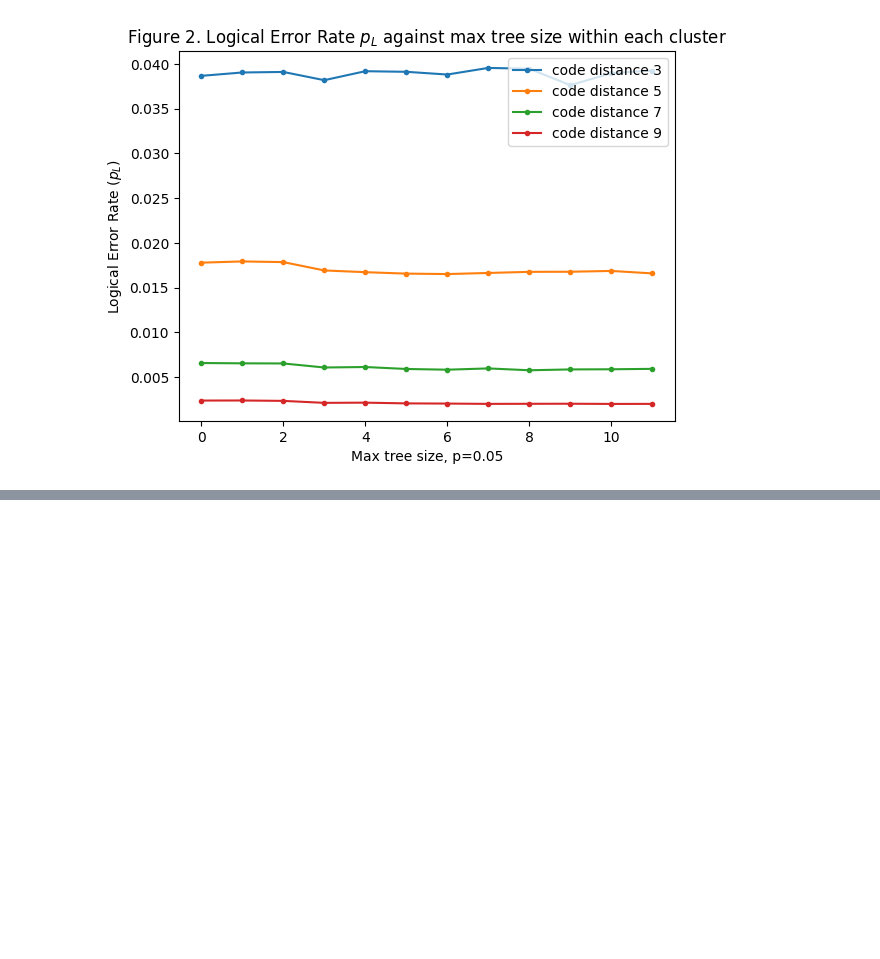
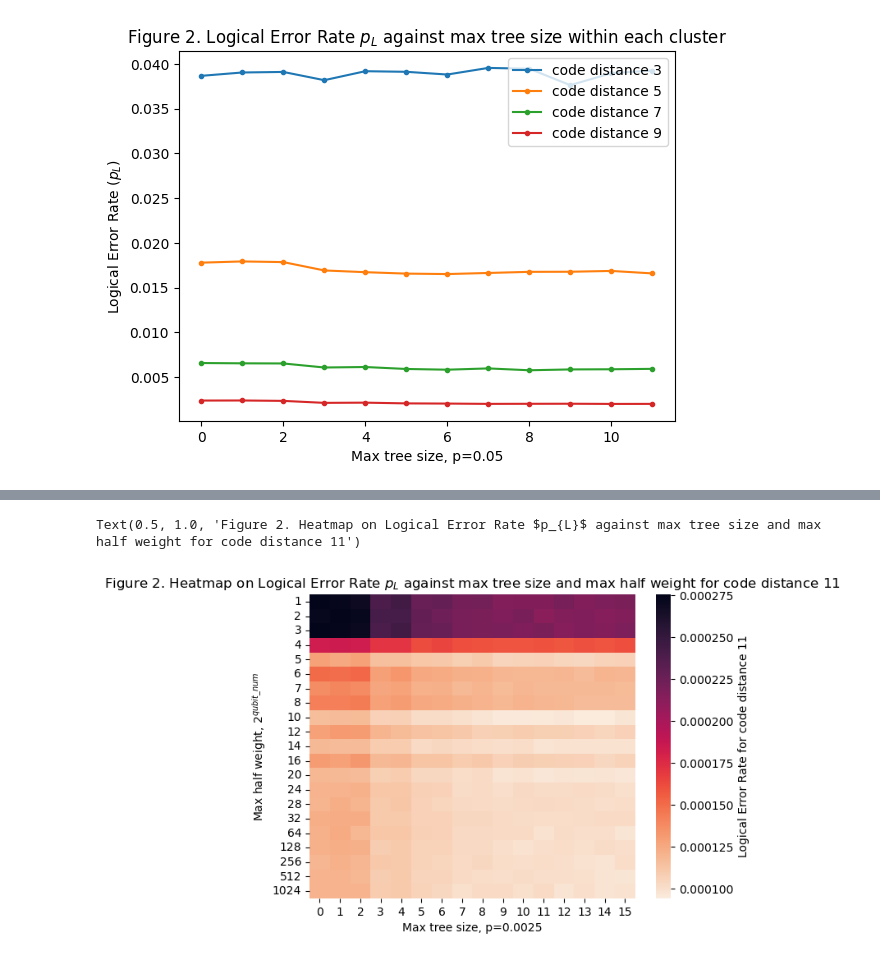
Before and after one commit to yuewuo/QEC-Playground, a Jupyter notebook: tutorial/max-tree-size-plot.ipynb, the cells around one changed output, grey strips where cells are left out. Drawn from its saved outputs; the diff is of its cells as text; code cells hidden in the pictures; blank space fills up the shorter version.

```diff
--- a/tutorial/max-tree-size-plot.ipynb
+++ b/tutorial/max-tree-size-plot.ipynb
@@ -77,0 +129,28 @@ Text(0.5, 1.0, 'Figure 2. Logical Error Rate $p_{L}$ against max tree size withi
+# %%
+import matplotlib.pyplot as plt
+import pandas as pd
+import seaborn as sns
+
+## circuit level code type
+d_vec = [11] # code distance
+p = 0.0025
+max_tree_size_vec = range(0,12)
+# figure, axis = plt.subplots(2, 4)
+cmap = sns.cm.rocket_r
+
+for d in d_vec:
+    filename = "./max-tree-max-half-weight-data/max_tree_size_accuracy_circuit_level/" + f"{d}_{p}.txt"
+    df = pd.read_csv(filename, sep=' ', skiprows=[0], header=None)
+    # display(df)
+    # plt.plot(max_tree_size_vec, df.iloc[:,5], marker=".", label=f"code distance {d}")
+    # plt.axhline(y=df.iloc[-1,5] * 1.2, color='r', linestyle='dashed')
+    data = df.pivot(index=df.columns[0], columns=df.columns[1], values=df.columns[7])
+    ax = sns.heatmap(data, cbar_kws={'label': f'Logical Error Rate for code distance {d}'}, cmap = cmap)
+
+# plt.legend()
+plt.xlabel("Max tree size, p=0.0025")
+plt.ylabel("Max half weight, $2^{qubit\_{num}}$")
+plt.title("Figure 2. Heatmap on Logical Error Rate $p_{L}$ against max tree size and max half weight for code distance " + f"{d}")
+# %% [output]
+Text(0.5, 1.0, 'Figure 2. Heatmap on Logical Error Rate $p_{L}$ against max tree size and max half weight for code distance 11')
+[figure, added]
```
Also changed, not shown: parts of 3 cells of this notebook, 27 other files.
